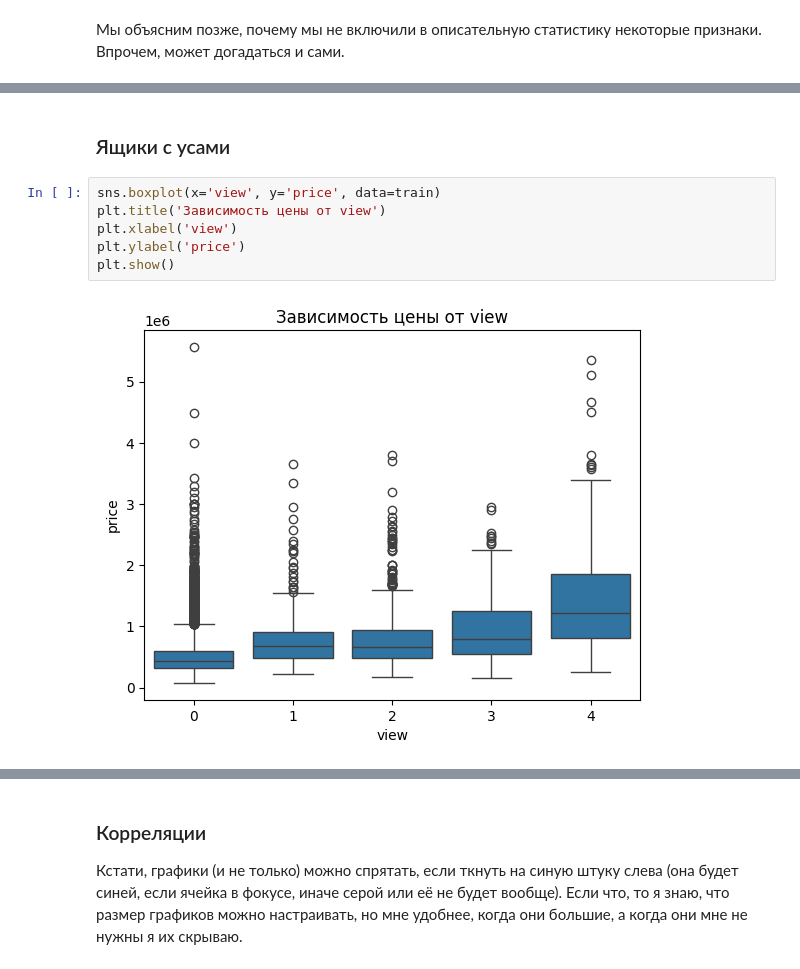
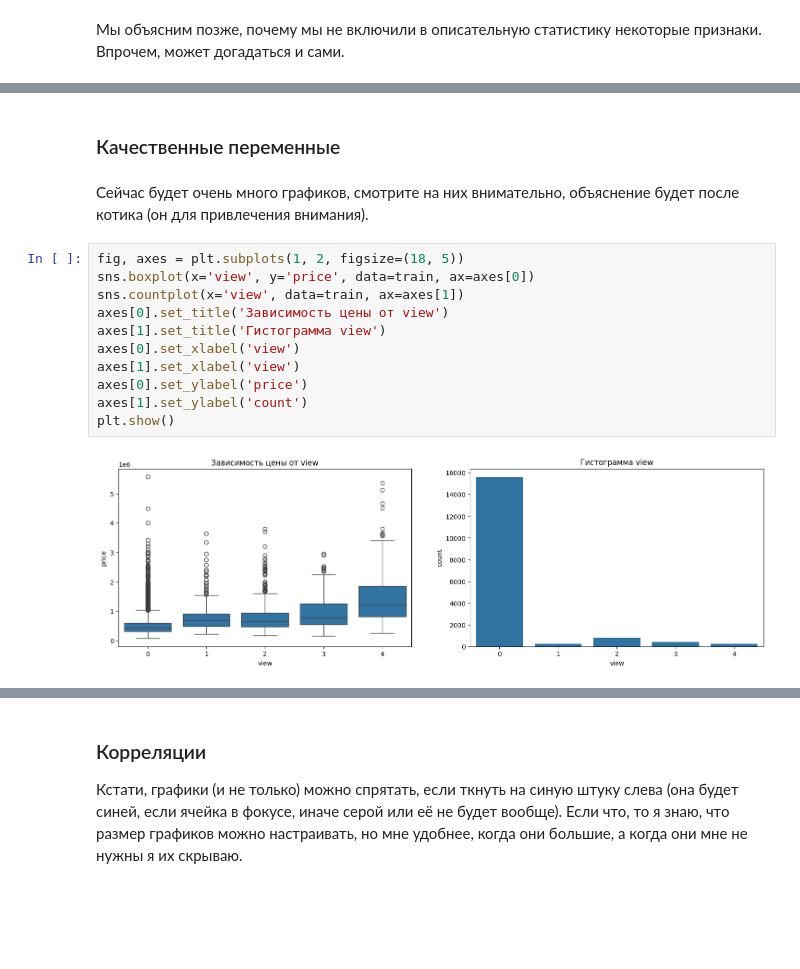
Before and after one commit to dragondangun/em_ml, a Jupyter notebook: 5. Linear Regression/LR.ipynb, the cells around one changed output, grey strips where cells are left out. Cells and saved outputs as stored; diff of their text form; blank space fills up the shorter version.

Commit message:
plots

```diff
--- a/5. Linear Regression/LR.ipynb
+++ b/5. Linear Regression/LR.ipynb
@@ -276,11 +276,18 @@ train[features].describe()
 # %% [markdown]
-### Ящики с усами
+### Качественные переменные
+# %% [markdown]
+Сейчас будет очень много графиков, смотрите на них внимательно, объяснение будет после котика (он для привлечения внимания).
 # %%
-sns.boxplot(x='view', y='price', data=train)
-plt.title('Зависимость цены от view')
-plt.xlabel('view')
-plt.ylabel('price')
+fig, axes = plt.subplots(1, 2, figsize=(18, 5))
+sns.boxplot(x='view', y='price', data=train, ax=axes[0])
+sns.countplot(x='view', data=train, ax=axes[1])
+axes[0].set_title('Зависимость цены от view')
+axes[1].set_title('Гистограмма view')
+axes[0].set_xlabel('view')
+axes[1].set_xlabel('view')
+axes[0].set_ylabel('price')
+axes[1].set_ylabel('count')
 plt.show()
 # %% [output]
-[figure, old version]
+[figure, new version]
 # %%
```
Also changed, not shown: parts of 7 cells of this notebook, 1 other file.
